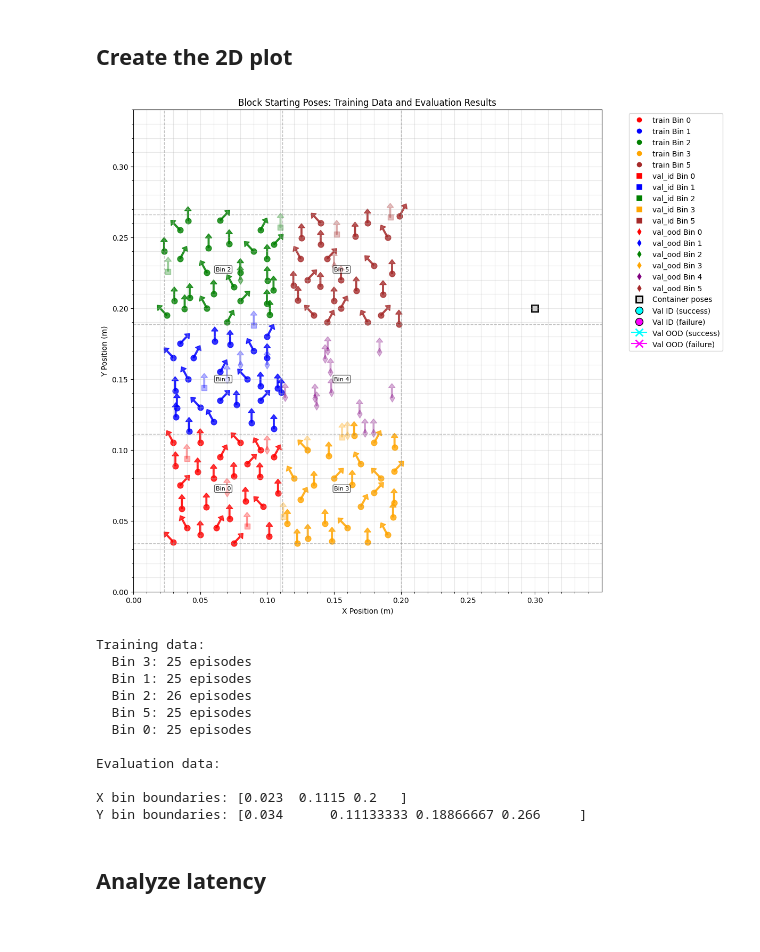
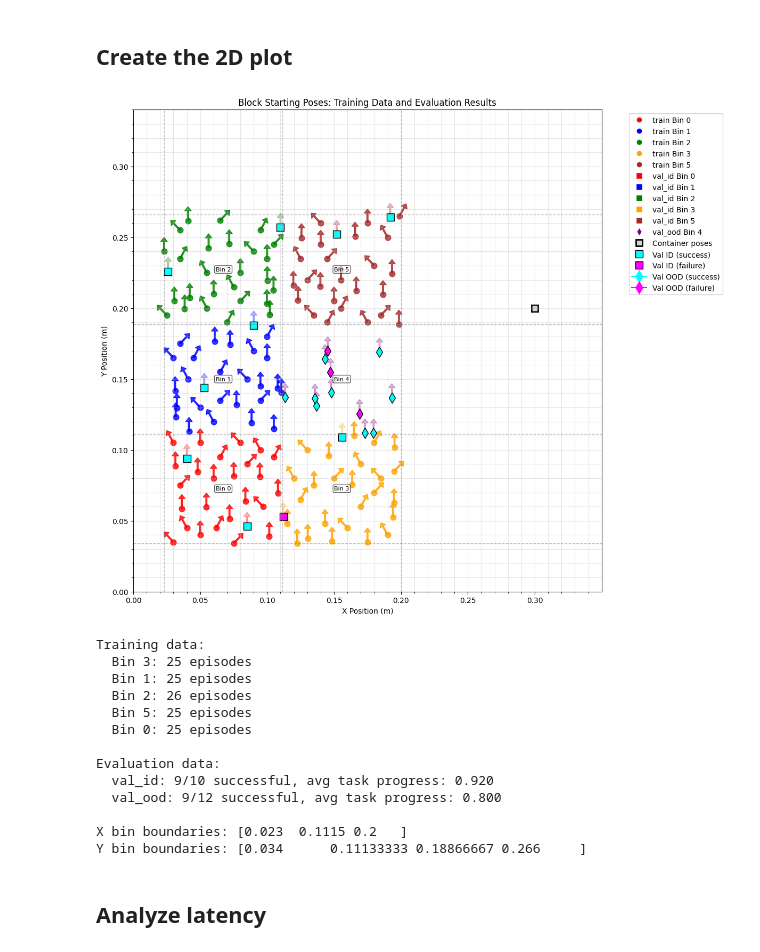
Before and after one commit to sherrychen1120/so101_bench, a Jupyter notebook: src/so101_bench/notebooks/inspect_dataset.ipynb, the cells around one changed output. Cells and saved outputs as stored; diff of their text form; code cells hidden in the pictures.

```diff
--- a/src/so101_bench/notebooks/inspect_dataset.ipynb
+++ b/src/so101_bench/notebooks/inspect_dataset.ipynb
@@ -134,6 +134,8 @@ for val_type in ["id", "ood"]:
 
         eval_score = load_episode_eval_score(dataset_root, eval_set_name, episode_name)
         success = eval_score['episode_metrics']["success"]
+        if not success:
+            print(f"Episode {episode_name} failed")
         task_progress_score = eval_score['episode_metrics']["task_progress_score"]
         eval_poses_and_results["val_" + val_type].append((block_x, block_y, block_yaw, success, task_progress_score))
 
@@ -186,16 +202,21 @@ def plot_block_poses(block_poses, container_poses, eval_poses_and_results, sampl
     # Define colors for different bins
     bin_colors = ['red', 'blue', 'green', 'orange', 'purple', 'brown']
 
-    def _draw_arrows_for_bin(bin_idx, color, arrow_length, poses_in_bin, set_type):
+    def _determine_marker(set_type):
+        if set_type == "train":
+            return 'o' # train
+        if set_type == "val_id":
+            return 's'
+        elif set_type == "val_ood":
+            return 'd'
+        else:
+            raise ValueError(f"Invalid set type: {set_type}")
+
+    def _draw_arrows_for_bin(bin_idx, color, arrow_length, poses_in_bin, set_type, marker):
         bin_x = [p[0] for p in poses_in_bin]
         bin_y = [p[1] for p in poses_in_bin]
 
         color = bin_colors[int(bin_idx) % len(bin_colors)]
-        marker = 'o' # train
-        if set_type == "val_id":
-            marker = 's'
-        elif set_type == "val_ood":
-            marker = 'd'
 
         alpha = 0.8 if set_type == "train" else 0.3
 
@@ -224,9 +245,10 @@ def plot_block_poses(block_poses, container_poses, eval_poses_and_results, sampl
             poses_in_bin = block_poses[set_type][bin_idx]
             if poses_in_bin:  # Only plot if there are poses in this bin
                 color = bin_colors[int(bin_idx) % len(bin_colors)]
+                marker = _determine_marker(set_type)
                 _draw_arrows_for_bin(
                     bin_idx, color, arrow_length,
-                    poses_in_bin, set_type
+                    poses_in_bin, set_type, marker
                 )
 
     if sampled_poses:
@@ -254,8 +276,7 @@ def plot_block_poses(block_poses, container_poses, eval_poses_and_results, sampl
         if eval_type in eval_poses_and_results:
             poses_results = eval_poses_and_results[eval_type]
 
-            # Choose marker based on eval type
-            marker = 'o' if eval_type=="val_id" else 'x'
+            marker = _determine_marker(eval_type)
 
             for x, y, yaw, success, task_progress_score in poses_results:
                 base_color = 'cyan' if success else 'magenta'
@@ -276,13 +297,13 @@ def plot_block_poses(block_poses, container_poses, eval_poses_and_results, sampl
 
     # Add evaluation data legend entries
     legend_elements.extend([
-        Line2D([0], [0], marker='o', color='w', markerfacecolor='cyan',
+        Line2D([0], [0], marker=_determine_marker("val_id"), color='w', markerfacecolor='cyan',
             markersize=10, label='Val ID (success)', markeredgecolor='black'),
-        Line2D([0], [0], marker='o', color='w', markerfacecolor='magenta',
+        Line2D([0], [0], marker=_determine_marker("val_id"), color='w', markerfacecolor='magenta',
             markersize=10, label='Val ID (failure)', markeredgecolor='black'),
-        Line2D([0], [0], marker='x', color='cyan', markersize=10,
+        Line2D([0], [0], marker=_determine_marker("val_ood"), color='cyan', markersize=10,
             label='Val OOD (success)', markeredgewidth=2),
-        Line2D([0], [0], marker='x', color='magenta', markersize=10,
+        Line2D([0], [0], marker=_determine_marker("val_ood"), color='magenta', markersize=10,
             label='Val OOD (failure)', markeredgewidth=2),
     ])
 
@@ -319,9 +340,9 @@ def plot_block_poses(block_poses, container_poses, eval_poses_and_results, sampl
     print(f"\nX bin boundaries: {x_bins}")
     print(f"Y bin boundaries: {y_bins}")
 # %%
-plot_block_poses(block_poses, container_poses, eval_poses_and_results=[], sampled_poses=None)
+plot_block_poses(block_poses, container_poses, eval_poses_and_results=eval_poses_and_results, sampled_poses=None)
 # %% [output]
-[figure, old version]
+[figure, new version]
 Training data:
   Bin 3: 25 episodes
   Bin 1: 25 episodes
@@ -330,6 +351,8 @@ Training data:
   Bin 0: 25 episodes
 
 Evaluation data:
+  val_id: 9/10 successful, avg task progress: 0.920
+  val_ood: 9/12 successful, avg task progress: 0.800
 
 X bin boundaries: [0.023  0.1115 0.2   ]
 Y bin boundaries: [0.034      0.11133333 0.18866667 0.266     ]
```
Also changed, not shown: parts of 2 cells of this notebook.
